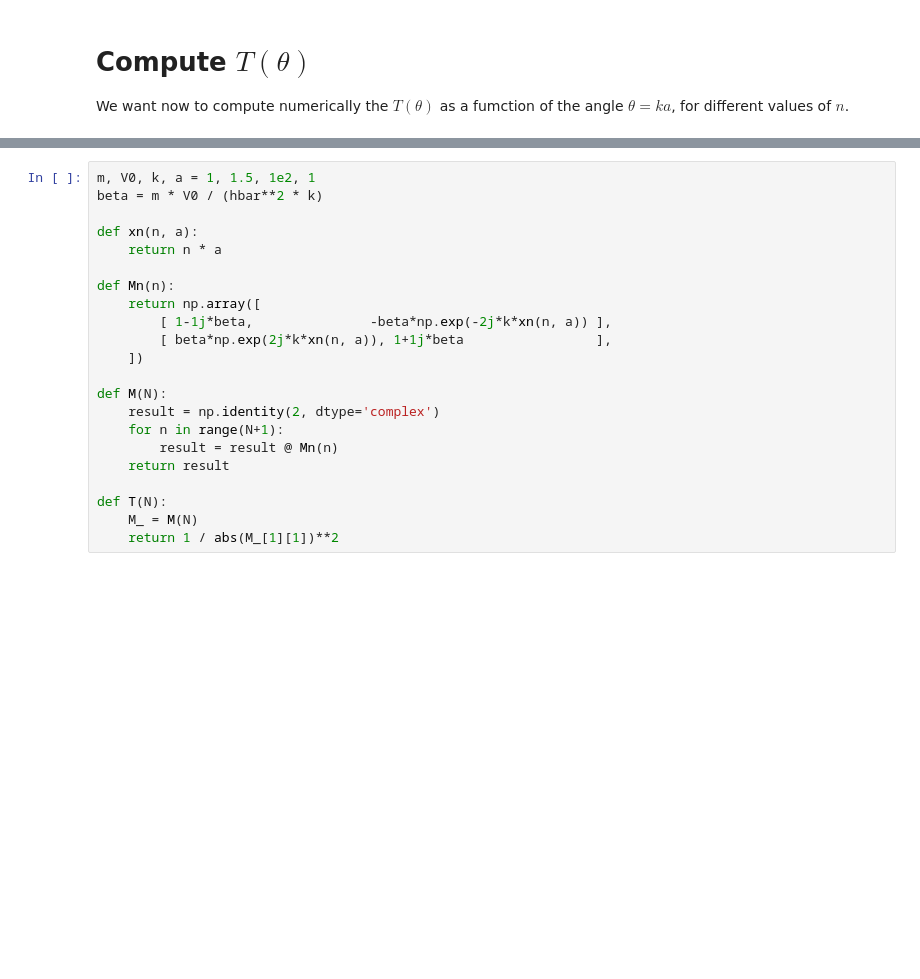
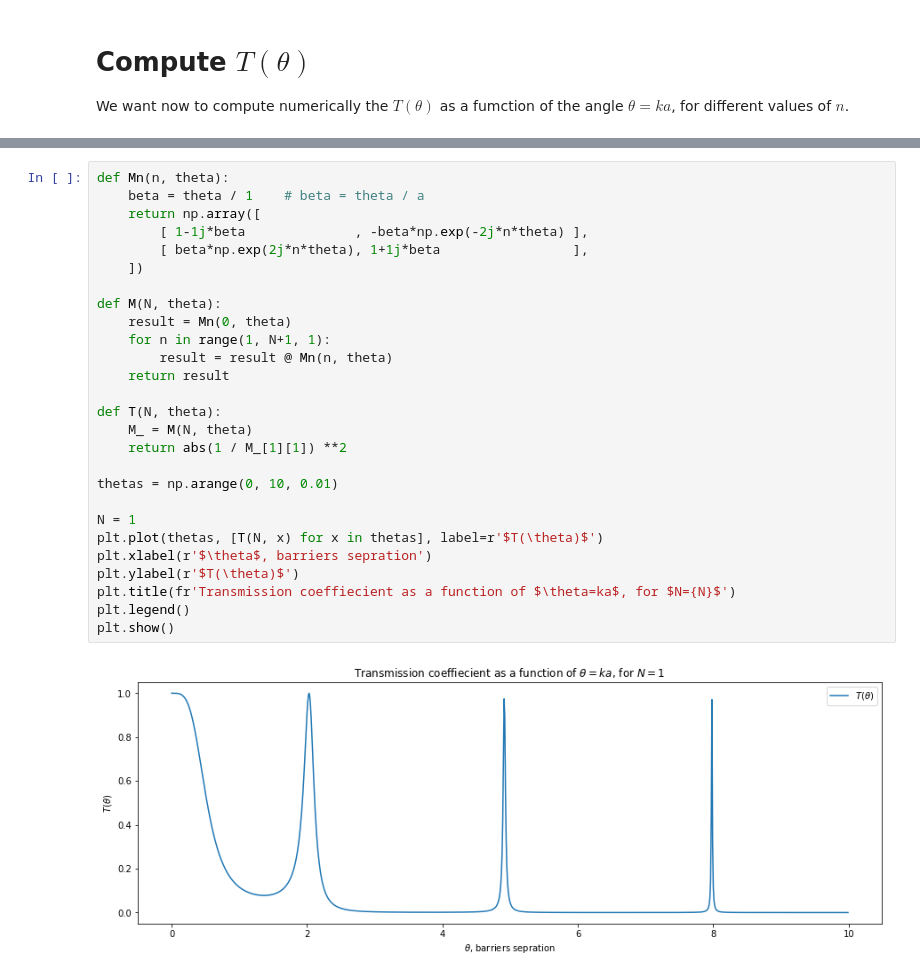
Before and after one commit to ammar-faifi/physics, a Jupyter notebook: PHYS310/N Equally Delta-Potential Barriers.ipynb, the cells around one changed output, grey strips where cells are left out. Saved outputs shown, nothing was run; the diff lists cells and outputs as text; blank space fills up the shorter version.

```diff
--- a/PHYS310/N Equally Delta-Potential Barriers.ipynb
+++ b/PHYS310/N Equally Delta-Potential Barriers.ipynb
@@ -189,22 +191,29 @@ backend_inline.set_matplotlib_formats('png', 'pdf')
 # %%
-m, V0, k, a = 1, 1.5, 1e2, 1
-beta = m * V0 / (hbar**2 * k)
-
-def xn(n, a):
-    return n * a
-
-def Mn(n):
+def Mn(n, theta):
+    beta = theta / 1    # beta = theta / a
     return np.array([
-        [ 1-1j*beta,               -beta*np.exp(-2j*k*xn(n, a)) ],
-        [ beta*np.exp(2j*k*xn(n, a)), 1+1j*beta                 ],
+        [ 1-1j*beta              , -beta*np.exp(-2j*n*theta) ],
+        [ beta*np.exp(2j*n*theta), 1+1j*beta                 ],
     ])
 
-def M(N):
-    result = np.identity(2, dtype='complex')
-    for n in range(N+1):
-        result = result @ Mn(n)
+def M(N, theta):
+    result = Mn(0, theta)
+    for n in range(1, N+1, 1):
+        result = result @ Mn(n, theta)
     return result
 
-def T(N):
-    M_ = M(N)
-    return 1 / abs(M_[1][1])**2
+def T(N, theta):
+    M_ = M(N, theta)
+    return abs(1 / M_[1][1]) **2
+
+thetas = np.arange(0, 10, 0.01)
+
+N = 1
+plt.plot(thetas, [T(N, x) for x in thetas], label=r'$T(\theta)$')
+plt.xlabel(r'$\theta$, barriers sepration')
+plt.ylabel(r'$T(\theta)$')
+plt.title(fr'Transmission coeffiecient as a function of $\theta=ka$, for $N={N}$')
+plt.legend()
+plt.show()
+# %% [output]
+[figure, added]
```
Also changed, not shown: parts of 5 cells of this notebook, 1 other file.
